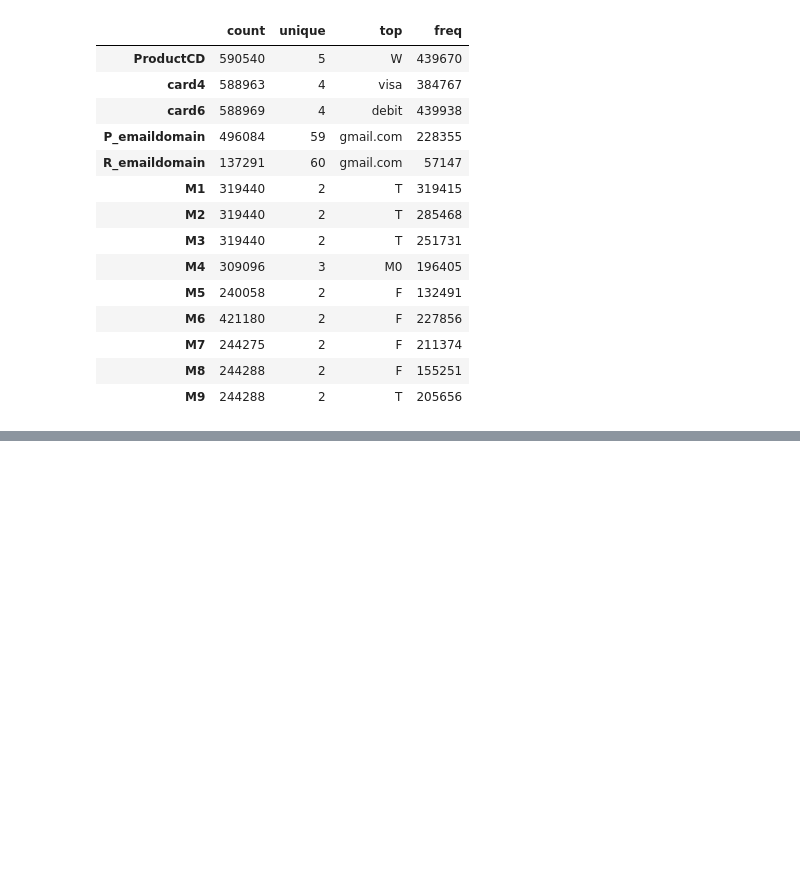
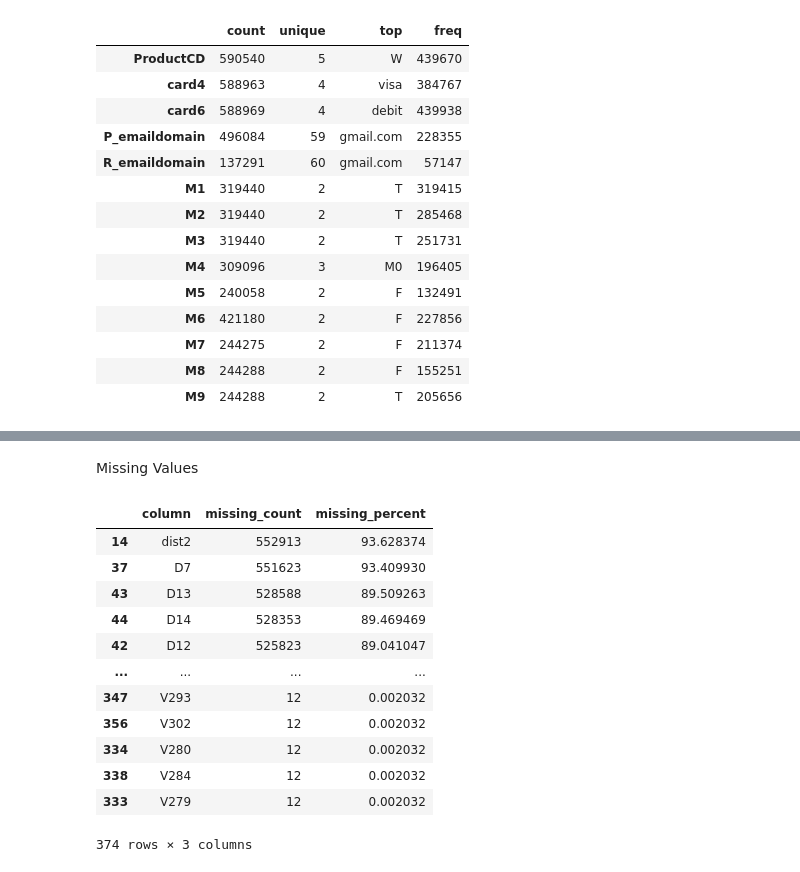
Before and after one commit to sultanaraziamst/frauddetection, a Jupyter notebook: data/notebook/Exploration of credit cards fraud detection.ipynb, the cells around one changed output, grey strips where cells are left out. Saved outputs shown, nothing was run; the diff lists cells and outputs as text; code cells hidden in the pictures; blank space fills up the shorter version.

```diff
--- a/data/notebook/Exploration of credit cards fraud detection.ipynb
+++ b/data/notebook/Exploration of credit cards fraud detection.ipynb
@@ -286,0 +306,25 @@ df_id.describe(include='object').T
+# %% [markdown]
+Missing Values
+# %%
+missing = df_trans.isnull().sum()
+missing_df_trans = pd.DataFrame({
+    'column': missing.index,
+    'missing_count': missing.values,
+    'missing_percent': (missing.values / len(df_trans)) * 100
+}).sort_values(by='missing_count', ascending=False).query("missing_count > 0")
+
+missing_df_trans
+# %% [output]
+|  | column | missing_count | missing_percent |
+| 14 | dist2 | 552913 | 93.628374 |
+| 37 | D7 | 551623 | 93.409930 |
+| 43 | D13 | 528588 | 89.509263 |
+| 44 | D14 | 528353 | 89.469469 |
+| 42 | D12 | 525823 | 89.041047 |
+| ... | ... | ... | ... |
+| 347 | V293 | 12 | 0.002032 |
+| 356 | V302 | 12 | 0.002032 |
+| 334 | V280 | 12 | 0.002032 |
+| 338 | V284 | 12 | 0.002032 |
+| 333 | V279 | 12 | 0.002032 |
+374 rows × 3 columns
```
Also changed, not shown: parts of 8 cells of this notebook.
